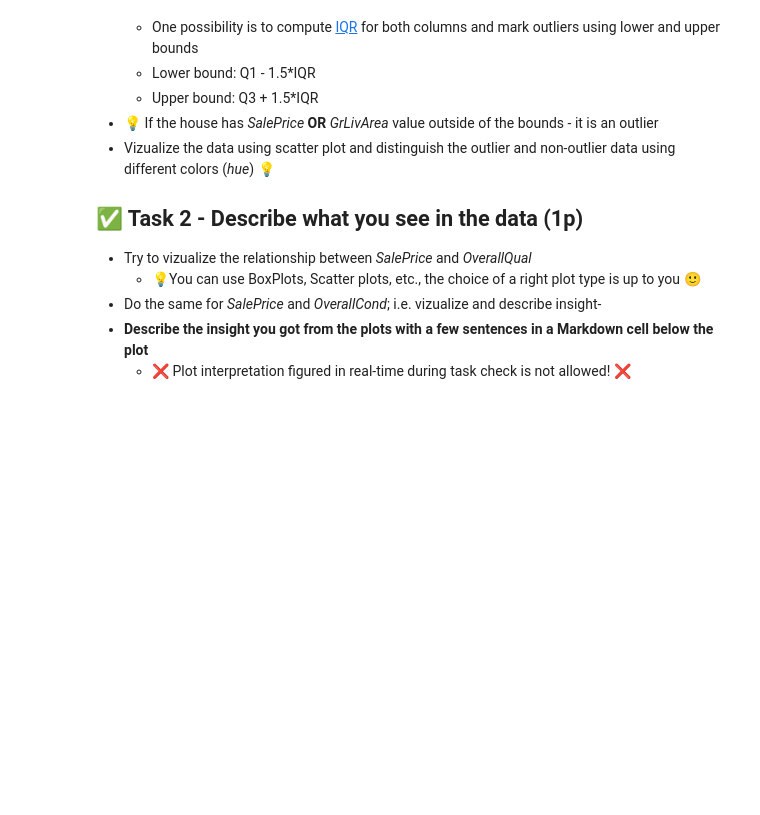
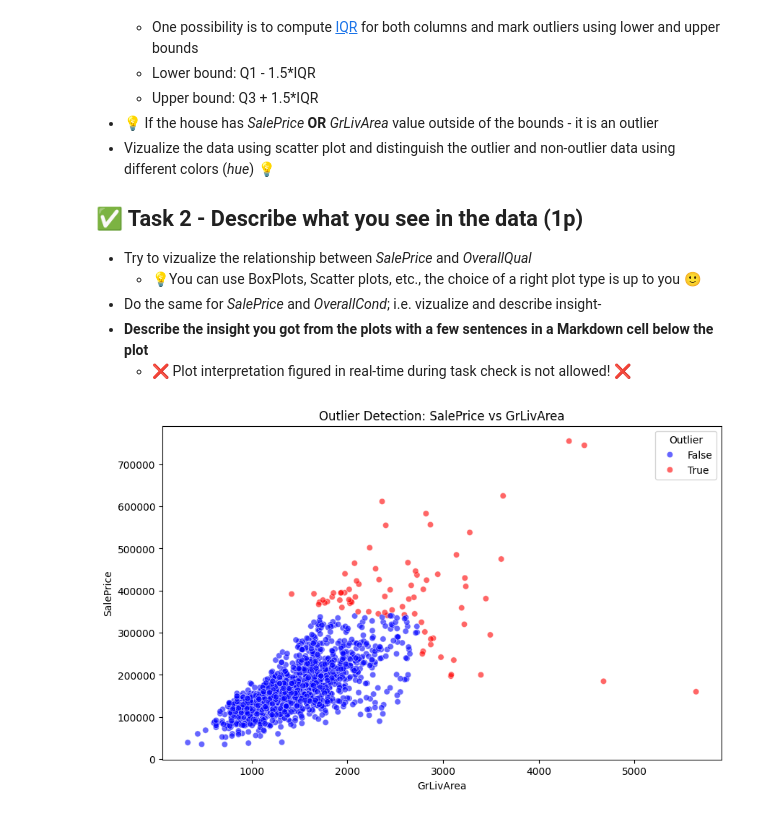
Before and after one commit to deenyse/VSB_ZSU, a Jupyter notebook: fml_02.ipynb, the cells around one changed output. Cells and saved outputs as stored; diff of their text form; code cells hidden in the pictures; blank space fills up the shorter version.

```diff
--- a/fml_02.ipynb
+++ b/fml_02.ipynb
@@ -267,3 +267,29 @@ plt.show()
 - Do the same for *SalePrice* and *OverallCond*; i.e. vizualize and describe insight-
 - **Describe the insight you got from the plots with a few sentences in a Markdown cell below the plot**
     - ❌ Plot interpretation figured in real-time during task check is not allowed! ❌
+# %%
+def detect_outliers_iqr(data, column):
+    Q1 = data[column].quantile(0.25)
+    Q3 = data[column].quantile(0.75)
+    IQR = Q3 - Q1
+    lower = Q1 - 1.5 * IQR
+    upper = Q3 + 1.5 * IQR
+    return (data[column] < lower) | (data[column] > upper)
+
+# Mark outliers if either SalePrice OR GrLivArea is outside bounds
+df["Outlier"] = detect_outliers_iqr(df, "SalePrice") | detect_outliers_iqr(df, "GrLivArea")
+
+# Scatter plot SalePrice vs GrLivArea, colored by Outlier
+plt.figure(figsize=(10,6))
+sns.scatterplot(
+    data=df,
+    x="GrLivArea",
+    y="SalePrice",
+    hue="Outlier",
+    palette={False:"blue", True:"red"},
+    alpha=0.6
+)
+plt.title("Outlier Detection: SalePrice vs GrLivArea")
+plt.show()
+# %% [output]
+[figure, added]
```
Also changed, not shown: parts of 2 cells of this notebook.
